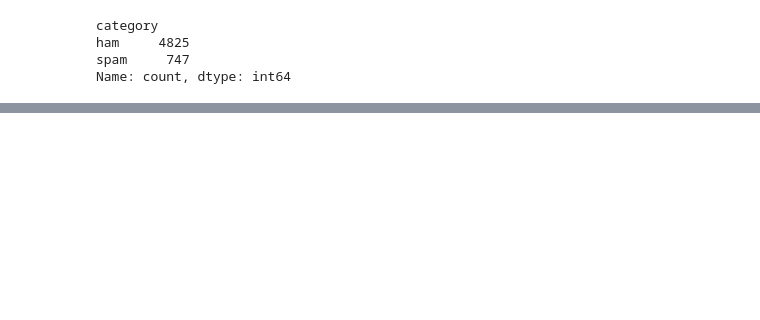
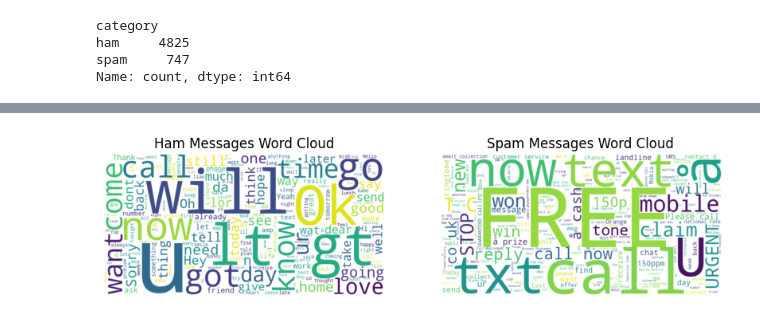
Before and after one commit to Slimcent/Spam-Message-Detection, a Jupyter notebook: Spam_Message_Detection.ipynb, the cells around one changed output, grey strips where cells are left out. Saved outputs shown, nothing was run; the diff lists cells and outputs as text; code cells hidden in the pictures; blank space fills up the shorter version.

```diff
--- a/Spam_Message_Detection.ipynb
+++ b/Spam_Message_Detection.ipynb
@@ -114,0 +141,26 @@ plt.show()
+# %%
+# Word Cloud for Text Visualization
+
+# Generate word clouds for ham and spam messages
+ham_words = ' '.join(train_df[train_df['category'] == 'ham']['text'])
+spam_words = ' '.join(train_df[train_df['category'] == 'spam']['text'])
+
+# Create word clouds
+ham_wordcloud = WordCloud(width=800, height=400, background_color='white').generate(ham_words)
+spam_wordcloud = WordCloud(width=800, height=400, background_color='white').generate(spam_words)
+
+# Plot word clouds
+plt.figure(figsize=(10, 5))
+plt.subplot(1, 2, 1)
+plt.imshow(ham_wordcloud, interpolation='bilinear')
+plt.axis('off')
+plt.title('Ham Messages Word Cloud')
+
+plt.subplot(1, 2, 2)
+plt.imshow(spam_wordcloud, interpolation='bilinear')
+plt.axis('off')
+plt.title('Spam Messages Word Cloud')
+
+plt.show()
+# %% [output]
+[figure, added]
```
Also changed, not shown: parts of 7 cells of this notebook.
